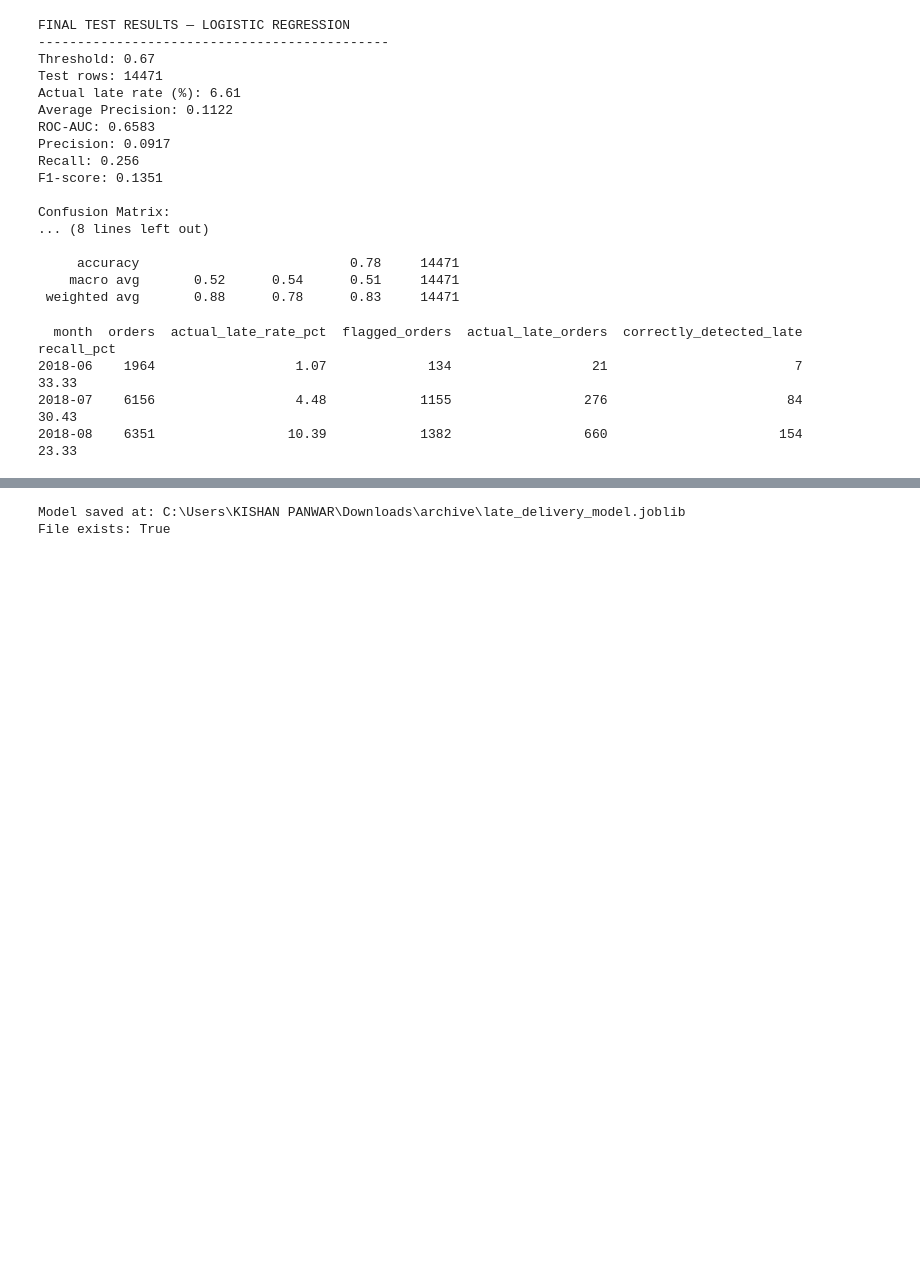
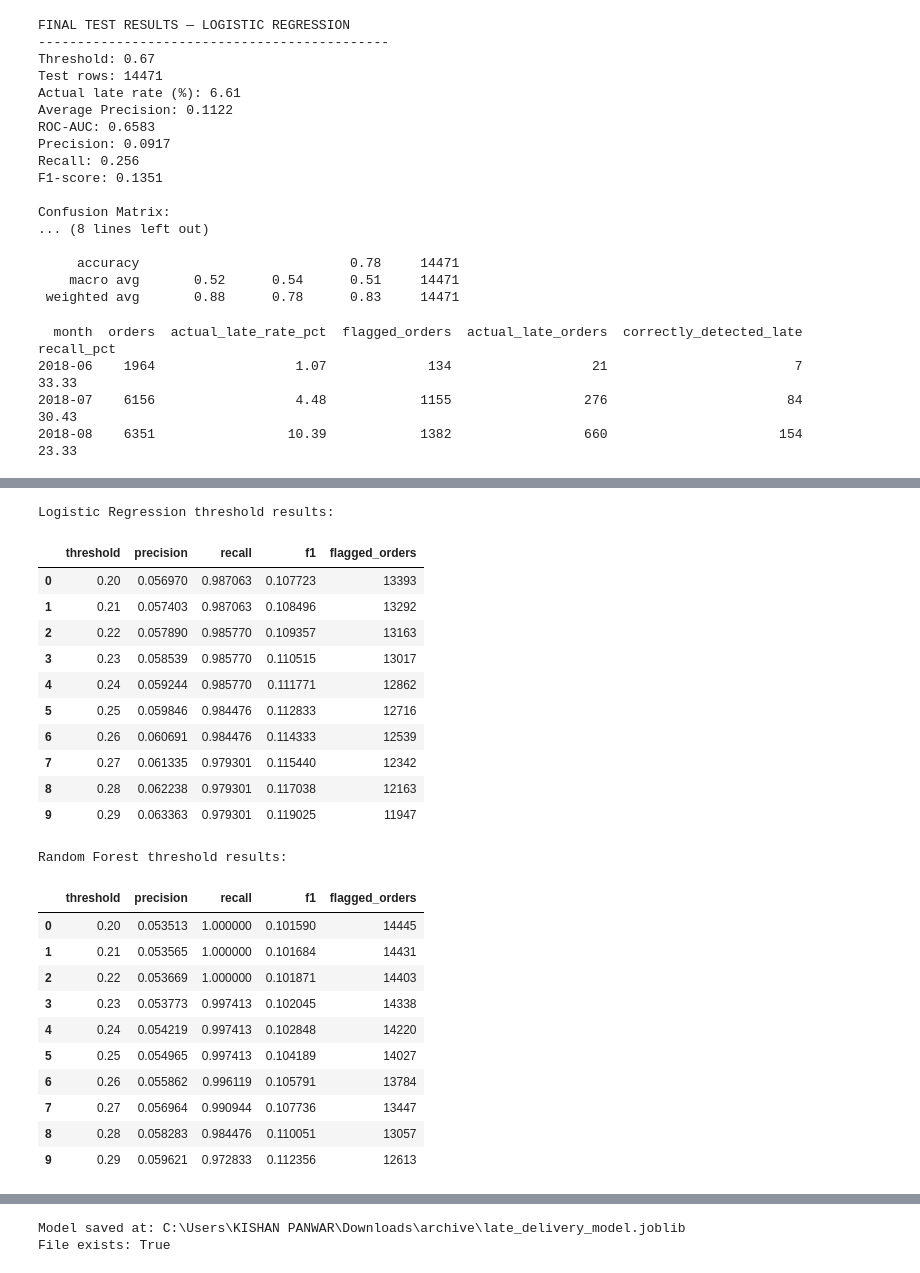
Before and after one commit to GIT-SN/Olist-ecommerce-intelligence, a Jupyter notebook: Olist_Analysis.ipynb, the cells around one changed output, grey strips where cells are left out. Cells and saved outputs as stored; diff of their text form; code cells hidden in the pictures; blank space fills up the shorter version.

```diff
--- a/Olist_Analysis.ipynb
+++ b/Olist_Analysis.ipynb
@@ -1450,0 +1603,31 @@ print(
+# %%
+print("Logistic Regression threshold results:")
+display(lr_thresholds.head(10))
+
+print("\nRandom Forest threshold results:")
+display(rf_thresholds.head(10))
+# %% [output]
+Logistic Regression threshold results:
+|  | threshold | precision | recall | f1 | flagged_orders |
+| 0 | 0.20 | 0.056970 | 0.987063 | 0.107723 | 13393 |
+| 1 | 0.21 | 0.057403 | 0.987063 | 0.108496 | 13292 |
+| 2 | 0.22 | 0.057890 | 0.985770 | 0.109357 | 13163 |
+| 3 | 0.23 | 0.058539 | 0.985770 | 0.110515 | 13017 |
+| 4 | 0.24 | 0.059244 | 0.985770 | 0.111771 | 12862 |
+| 5 | 0.25 | 0.059846 | 0.984476 | 0.112833 | 12716 |
+| 6 | 0.26 | 0.060691 | 0.984476 | 0.114333 | 12539 |
+| 7 | 0.27 | 0.061335 | 0.979301 | 0.115440 | 12342 |
+| 8 | 0.28 | 0.062238 | 0.979301 | 0.117038 | 12163 |
+| 9 | 0.29 | 0.063363 | 0.979301 | 0.119025 | 11947 |
+Random Forest threshold results:
+|  | threshold | precision | recall | f1 | flagged_orders |
+| 0 | 0.20 | 0.053513 | 1.000000 | 0.101590 | 14445 |
+| 1 | 0.21 | 0.053565 | 1.000000 | 0.101684 | 14431 |
+| 2 | 0.22 | 0.053669 | 1.000000 | 0.101871 | 14403 |
+| 3 | 0.23 | 0.053773 | 0.997413 | 0.102045 | 14338 |
+| 4 | 0.24 | 0.054219 | 0.997413 | 0.102848 | 14220 |
+| 5 | 0.25 | 0.054965 | 0.997413 | 0.104189 | 14027 |
+| 6 | 0.26 | 0.055862 | 0.996119 | 0.105791 | 13784 |
+| 7 | 0.27 | 0.056964 | 0.990944 | 0.107736 | 13447 |
+| 8 | 0.28 | 0.058283 | 0.984476 | 0.110051 | 13057 |
+| 9 | 0.29 | 0.059621 | 0.972833 | 0.112356 | 12613 |
```
Also changed, not shown: parts of 15 cells of this notebook, 5 other files.
